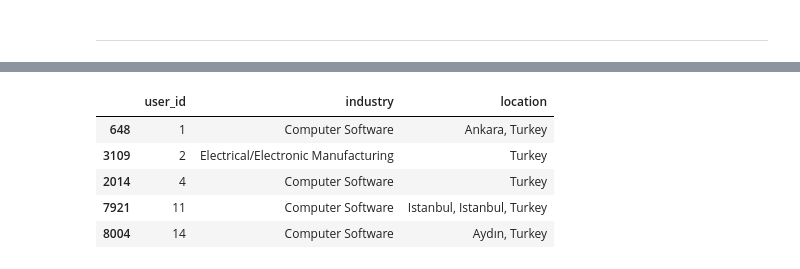
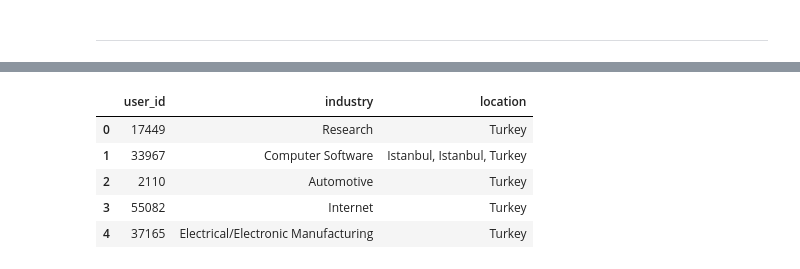
Before and after one commit to AshNumpy/GarantiBBVA-Datathon, a Jupyter notebook: Notebooks/file_manipulation.ipynb, the cells around one changed output, grey strips where cells are left out. Drawn from its saved outputs; the diff is of its cells as text; code cells hidden in the pictures.

```diff
--- a/Notebooks/file_manipulation.ipynb
+++ b/Notebooks/file_manipulation.ipynb
@@ -540,9 +517,0 @@ mapping_loc={
-# %%
-def map_location(data, mapping_loc):
-    data['location'] = data['location'].str.lower()
-    for key, value in mapping_loc.items():
-        data['location'] = data['location'].replace(value, key)
-    return data
-
-test = map_location(exp, mapping_loc)
-test
@@ -574,9 +732,9 @@ train.sort_values(by='user_id').head()
 # %%
-test.sort_values(by='user_id').head()
+test.head()
 # %% [output]
 |  | user_id | industry | location |
-| 648 | 1 | Computer Software | Ankara, Turkey |
-| 3109 | 2 | Electrical/Electronic Manufacturing | Turkey |
-| 2014 | 4 | Computer Software | Turkey |
-| 7921 | 11 | Computer Software | Istanbul, Istanbul, Turkey |
-| 8004 | 14 | Computer Software | Aydın, Turkey |
+| 0 | 17449 | Research | Turkey |
+| 1 | 33967 | Computer Software | Istanbul, Istanbul, Turkey |
+| 2 | 2110 | Automotive | Turkey |
+| 3 | 55082 | Internet | Turkey |
+| 4 | 37165 | Electrical/Electronic Manufacturing | Turkey |
```
Also changed, not shown: parts of 20 cells of this notebook, 5 other files.
